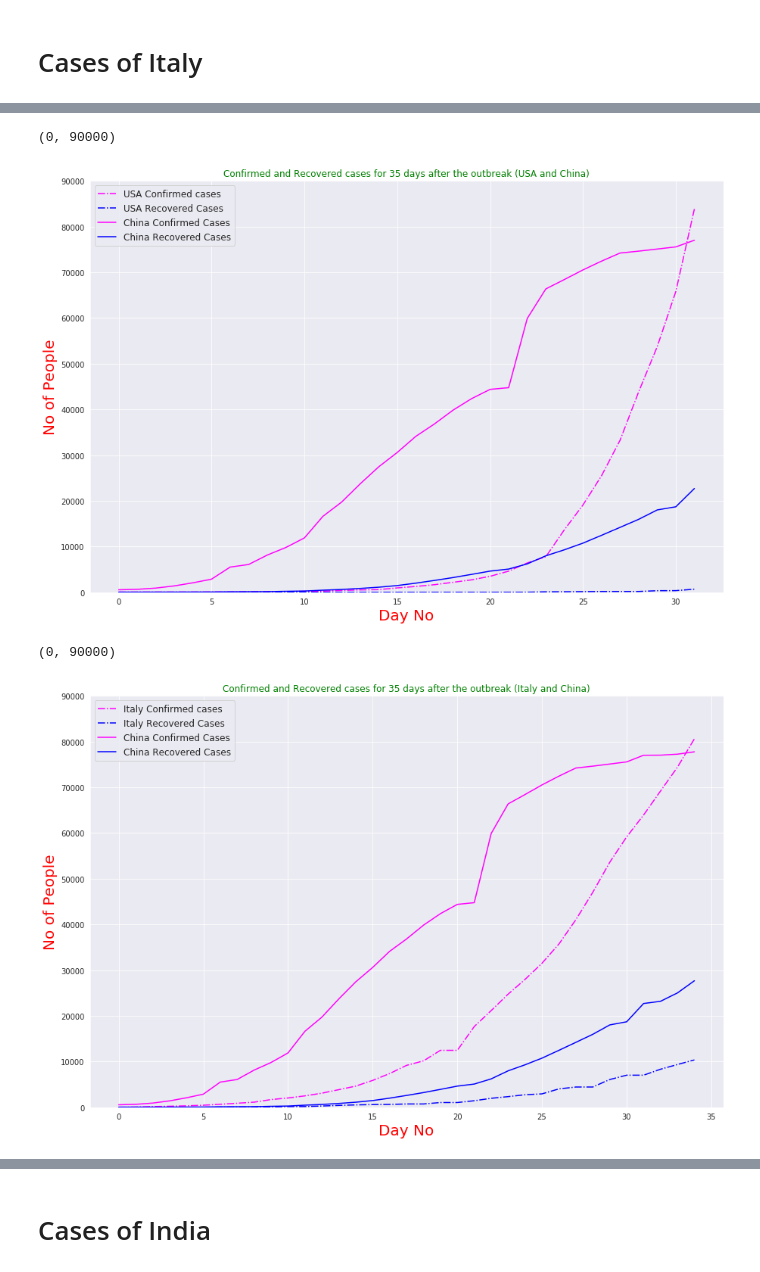
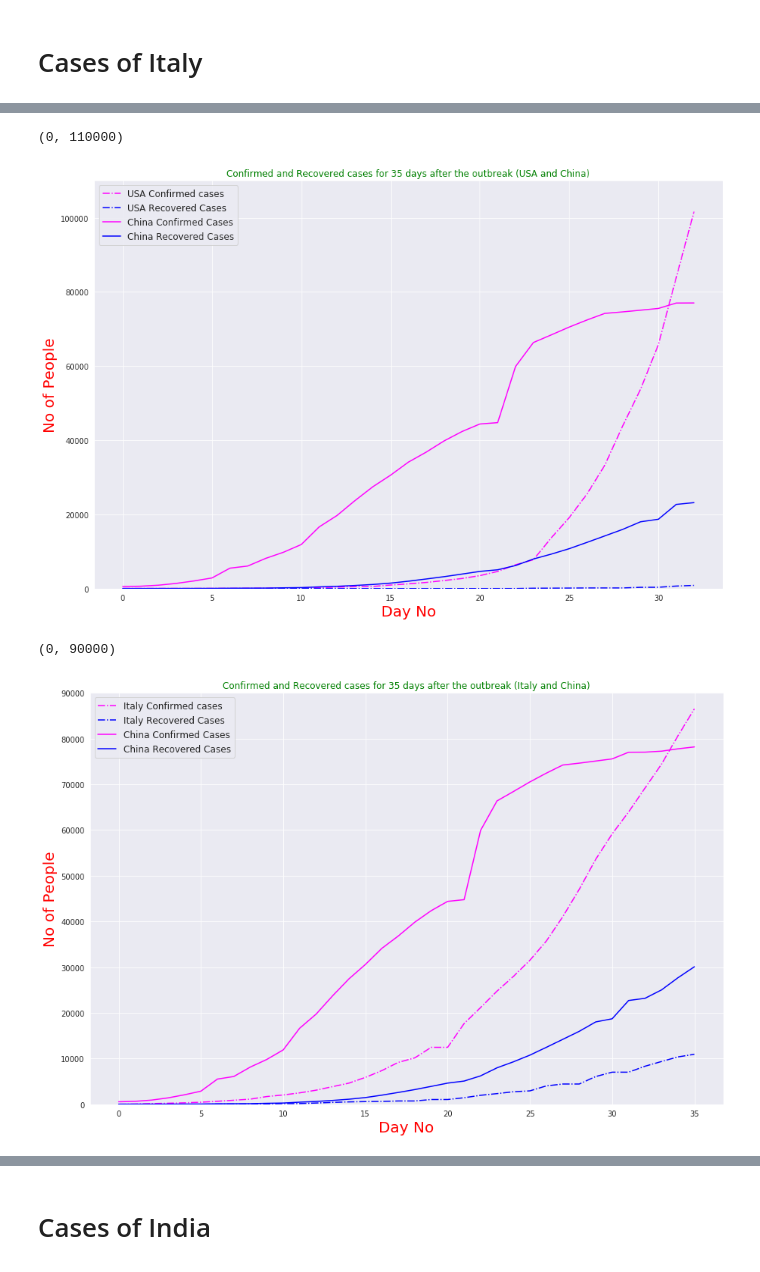
Before and after one commit to SadilKhan/COVID-19-Analysis, a Jupyter notebook: COVID-19.ipynb, the cells around one changed output, grey strips where cells are left out. Drawn from its saved outputs; the diff is of its cells as text; code cells hidden in the pictures.

```diff
--- a/COVID-19.ipynb
+++ b/COVID-19.ipynb
@@ -121,31 +161,31 @@ Text(0.5, 1.0, 'China vs Italy Confirmed Cases')
 # %%
 plt.figure(figsize=(15,10))
 # Plot
-plt.plot(list(range(32)),usa_confirmed.iloc[33:],color='magenta',linestyle='-.')
-plt.plot(list(range(32)),usa_recovered.iloc[33:],color='blue',linestyle='-.')
-plt.plot(list(range(32)),china_confirmed.iloc[:32],color='magenta')
-plt.plot(list(range(32)),china_recovered.iloc[:32],color='blue')
+plt.plot(list(range(33)),usa_confirmed.iloc[33:],color='magenta',linestyle='-.')
+plt.plot(list(range(33)),usa_recovered.iloc[33:],color='blue',linestyle='-.')
+plt.plot(list(range(33)),china_confirmed.iloc[:33],color='magenta')
+plt.plot(list(range(33)),china_recovered.iloc[:33],color='blue')
 
 
 plt.xlabel("Day No",color='red',fontsize=20)
 plt.ylabel("No of People",color='red',fontsize=20)
 
 plt.legend(['USA Confirmed cases','USA Recovered Cases',
            "China Confirmed Cases",'China Recovered Cases'],fontsize='large')
 plt.title("Confirmed and Recovered cases for 35 days after the outbreak (USA and China)",color='green')
-plt.ylim(0,90000)
+plt.ylim(0,110000)
 # %% [output]
-(0, 90000)
+(0, 110000)
-[figure, old version]
+[figure, new version]
 # %%
 plt.figure(figsize=(15,10))
 y=italy_recovered.iloc[30:]
 
 # Plot
-plt.plot(list(range(35)),italy_confirmed.iloc[30:],color='magenta',linestyle='-.')
-plt.plot(list(range(35)),italy_recovered.iloc[30:],color='blue',linestyle='-.')
-plt.plot(list(range(35)),china_confirmed.iloc[:35],color='magenta')
-plt.plot(list(range(35)),china_recovered.iloc[:35],color='blue')
+plt.plot(list(range(36)),italy_confirmed.iloc[30:],color='magenta',linestyle='-.')
+plt.plot(list(range(36)),italy_recovered.iloc[30:],color='blue',linestyle='-.')
+plt.plot(list(range(36)),china_confirmed.iloc[:36],color='magenta')
+plt.plot(list(range(36)),china_recovered.iloc[:36],color='blue')
 
 
 plt.xlabel("Day No",color='red',fontsize=20)
@@ -157,7 +197,7 @@ plt.title("Confirmed and Recovered cases for 35 days after the outbreak (Italy a
 plt.ylim(0,90000)
 # %% [output]
 (0, 90000)
-[figure, old version]
+[figure, new version]
 # %%
 plt.figure(figsize=(10,10))
 italy_confirmed.plot()
```
Also changed, not shown: parts of 38 cells of this notebook.
